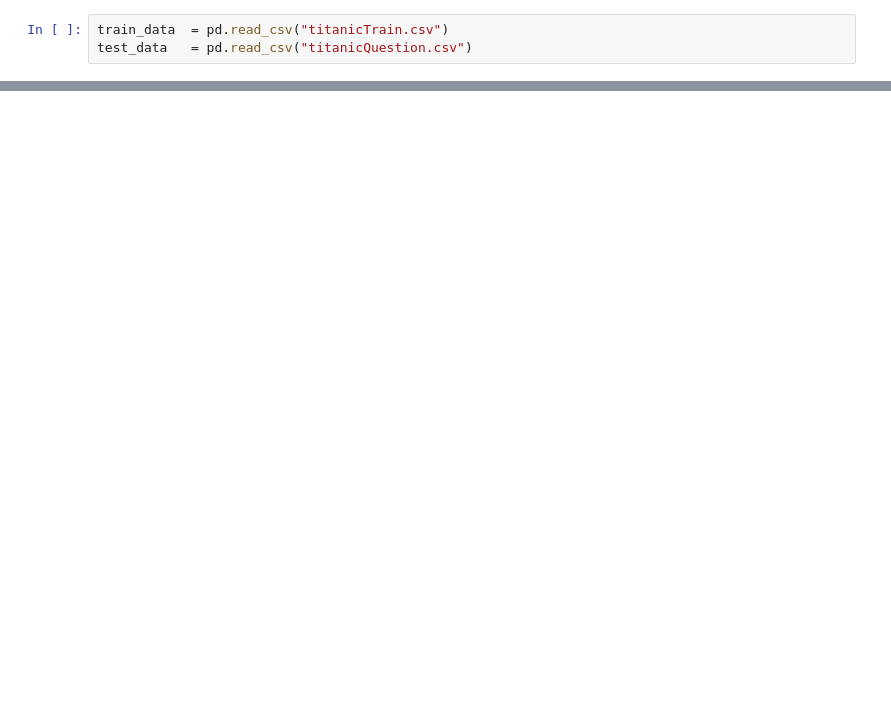
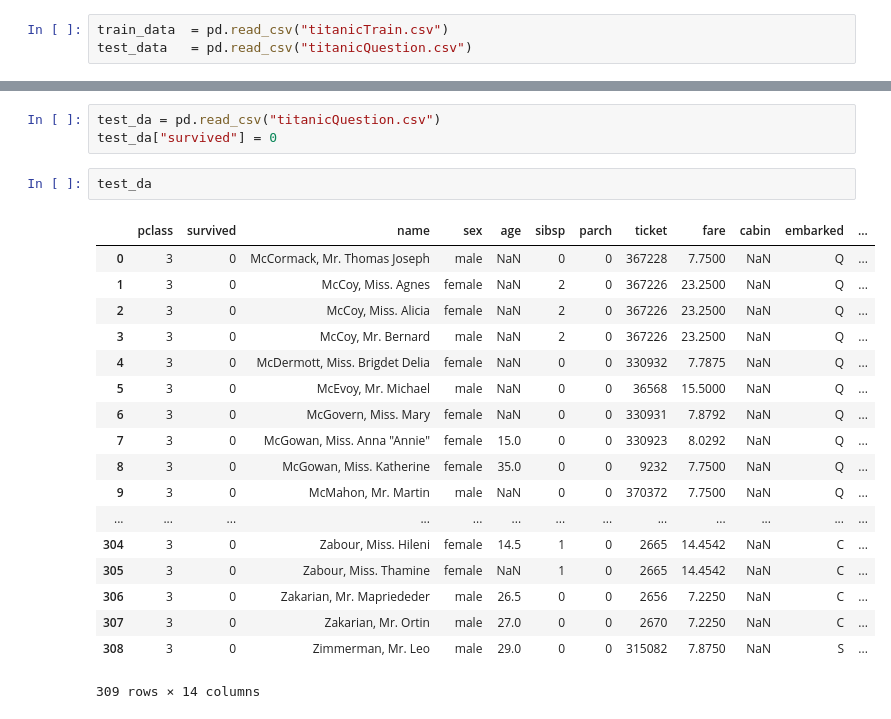
Before and after one commit to chenshowa/Showa_CsxPython, a Jupyter notebook: week_8/titanic.ipynb, the cells around one changed output, grey strips where cells are left out. Drawn from its saved outputs; the diff is of its cells as text; blank space fills up the shorter version.

```diff
--- a/week_8/titanic.ipynb
+++ b/week_8/titanic.ipynb
@@ -142,0 +349,24 @@ plt.show()
+# %%
+test_da = pd.read_csv("titanicQuestion.csv")
+test_da["survived"] = 0
+# %%
+test_da
+# %% [output]
+|  | pclass | survived | name | sex | age | sibsp | parch | ticket | fare | cabin | embarked | ... |
+| 0 | 3 | 0 | McCormack, Mr. Thomas Joseph | male | NaN | 0 | 0 | 367228 | 7.7500 | NaN | Q | ... |
+| 1 | 3 | 0 | McCoy, Miss. Agnes | female | NaN | 2 | 0 | 367226 | 23.2500 | NaN | Q | ... |
+| 2 | 3 | 0 | McCoy, Miss. Alicia | female | NaN | 2 | 0 | 367226 | 23.2500 | NaN | Q | ... |
+| 3 | 3 | 0 | McCoy, Mr. Bernard | male | NaN | 2 | 0 | 367226 | 23.2500 | NaN | Q | ... |
+| 4 | 3 | 0 | McDermott, Miss. Brigdet Delia | female | NaN | 0 | 0 | 330932 | 7.7875 | NaN | Q | ... |
+| 5 | 3 | 0 | McEvoy, Mr. Michael | male | NaN | 0 | 0 | 36568 | 15.5000 | NaN | Q | ... |
+| 6 | 3 | 0 | McGovern, Miss. Mary | female | NaN | 0 | 0 | 330931 | 7.8792 | NaN | Q | ... |
+| 7 | 3 | 0 | McGowan, Miss. Anna "Annie" | female | 15.0 | 0 | 0 | 330923 | 8.0292 | NaN | Q | ... |
+| 8 | 3 | 0 | McGowan, Miss. Katherine | female | 35.0 | 0 | 0 | 9232 | 7.7500 | NaN | Q | ... |
+| 9 | 3 | 0 | McMahon, Mr. Martin | male | NaN | 0 | 0 | 370372 | 7.7500 | NaN | Q | ... |
+| ... | ... | ... | ... | ... | ... | ... | ... | ... | ... | ... | ... | ... |
+| 304 | 3 | 0 | Zabour, Miss. Hileni | female | 14.5 | 1 | 0 | 2665 | 14.4542 | NaN | C | ... |
+| 305 | 3 | 0 | Zabour, Miss. Thamine | female | NaN | 1 | 0 | 2665 | 14.4542 | NaN | C | ... |
+| 306 | 3 | 0 | Zakarian, Mr. Mapriededer | male | 26.5 | 0 | 0 | 2656 | 7.2250 | NaN | C | ... |
+| 307 | 3 | 0 | Zakarian, Mr. Ortin | male | 27.0 | 0 | 0 | 2670 | 7.2250 | NaN | C | ... |
+| 308 | 3 | 0 | Zimmerman, Mr. Leo | male | 29.0 | 0 | 0 | 315082 | 7.8750 | NaN | S | ... |
+309 rows × 14 columns
```
Also changed, not shown: parts of 70 cells of this notebook, 10 other files.
